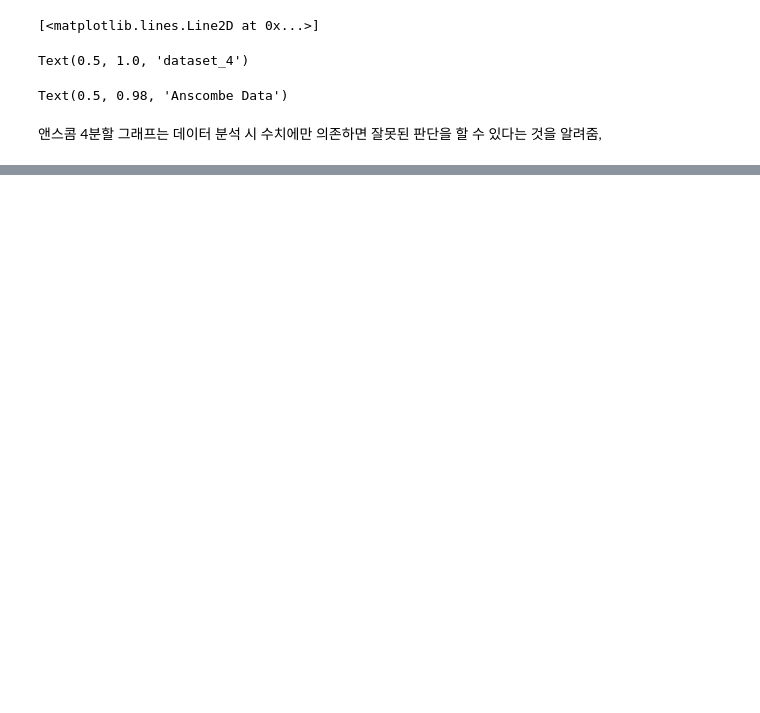
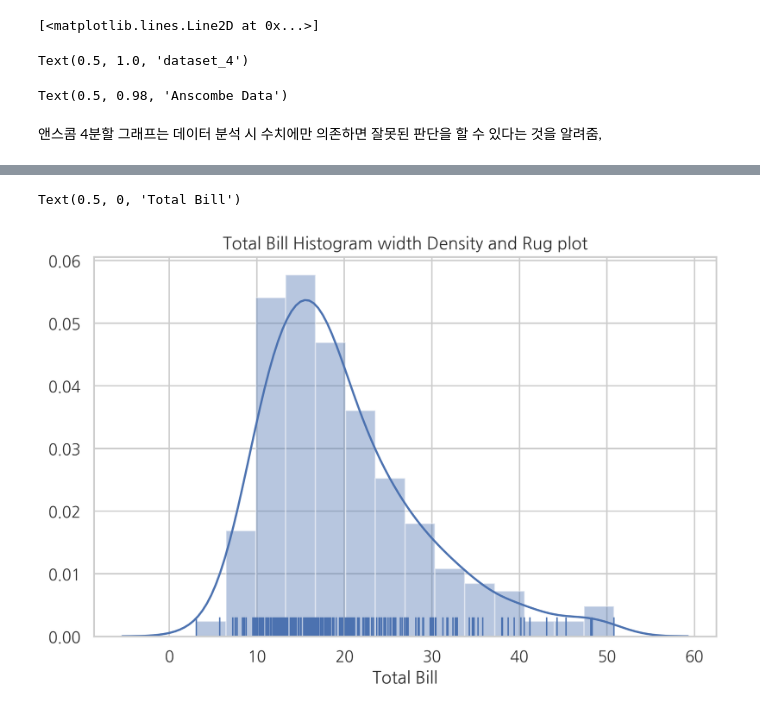
Before and after one commit to lowelllll/DataSience, a Jupyter notebook: Pandas/Chapter4.ipynb, the cells around one changed output, grey strips where cells are left out. Drawn from its saved outputs; the diff is of its cells as text; code cells hidden in the pictures; blank space fills up the shorter version.

```diff
--- a/Pandas/Chapter4.ipynb
+++ b/Pandas/Chapter4.ipynb
@@ -80,0 +111,9 @@ fig.tight_layout() # 레이아웃 조절
+# %%
+# 양탄자 그래프
+ax = plt.subplots()
+ax = sns.distplot(tips['total_bill'], rug=True) # 양탄자 그래프 -> 그래프의  축에 동일한 길이의 직선을 붙여 데이터의 밀접 정도를 표현함
+ax.set_title('Total Bill Histogram width Density and Rug plot')
+ax.set_xlabel('Total Bill')
+# %% [output]
+Text(0.5, 0, 'Total Bill')
+[figure, added]
```
Also changed, not shown: parts of 25 cells of this notebook.
